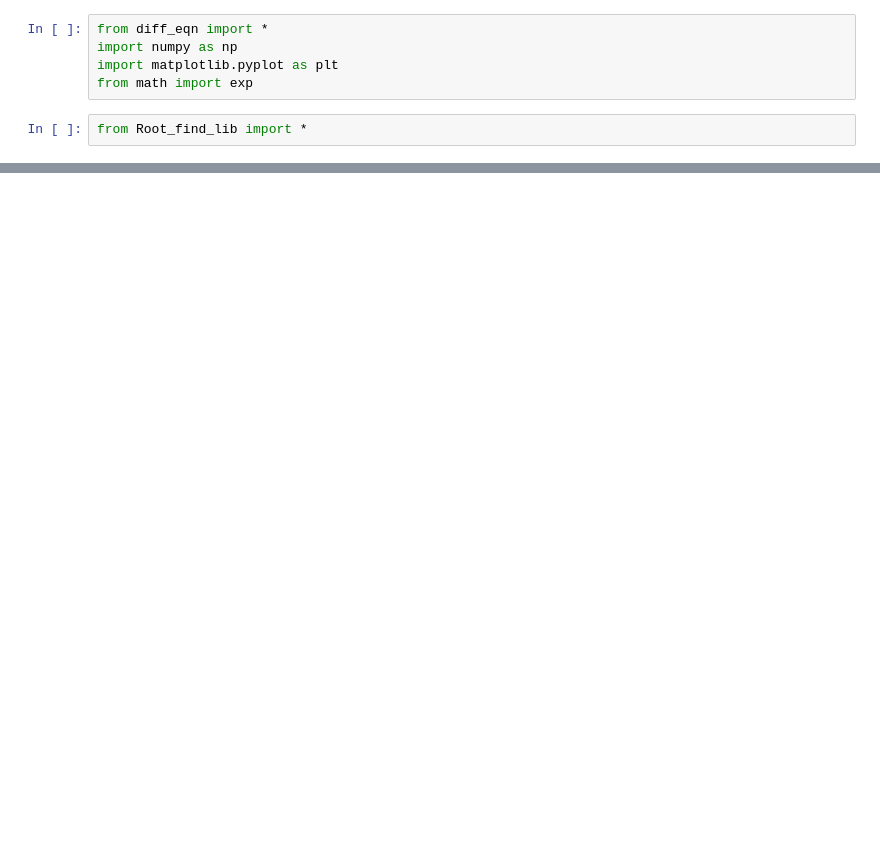
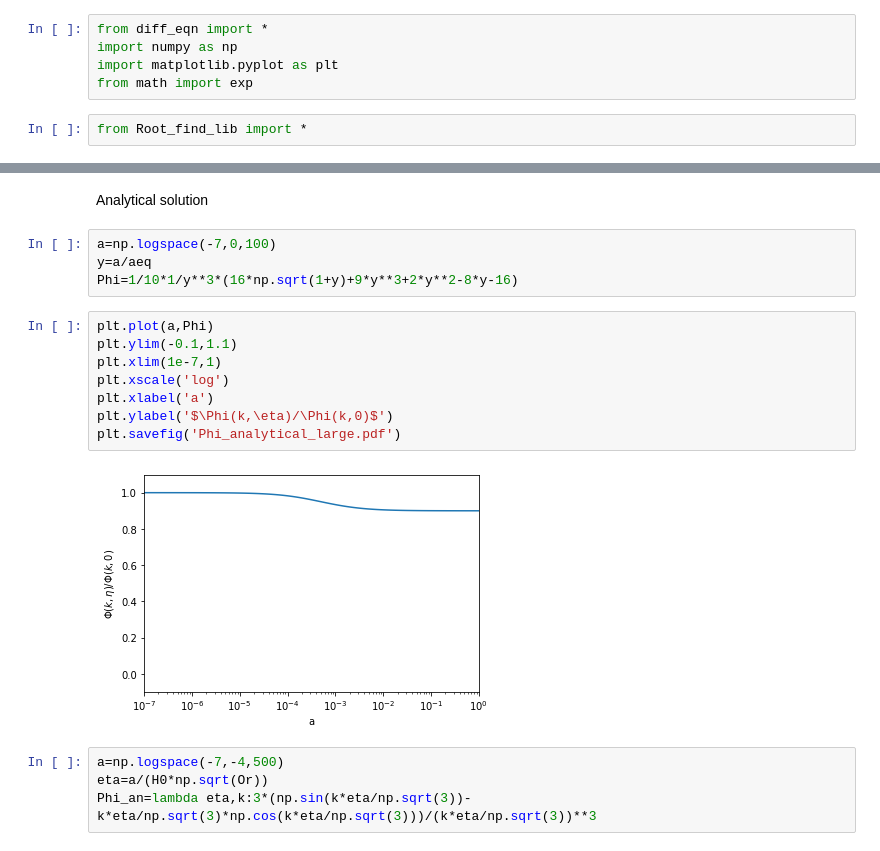
Before and after one commit to sudipniser/CompPhy-Project, a Jupyter notebook: CosmoProject.ipynb, the cells around one changed output, grey strips where cells are left out. Cells and saved outputs as stored; diff of their text form; blank space fills up the shorter version.

```diff
--- a/CosmoProject.ipynb
+++ b/CosmoProject.ipynb
@@ -53,0 +62,20 @@ plt.legend()
+# %% [markdown]
+Analytical solution
+# %%
+a=np.logspace(-7,0,100)
+y=a/aeq
+Phi=1/10*1/y**3*(16*np.sqrt(1+y)+9*y**3+2*y**2-8*y-16)
+# %%
+plt.plot(a,Phi)
+plt.ylim(-0.1,1.1)
+plt.xlim(1e-7,1)
+plt.xscale('log')
+plt.xlabel('a')
+plt.ylabel('$\Phi(k,\eta)/\Phi(k,0)$')
+plt.savefig('Phi_analytical_large.pdf')
+# %% [output]
+[figure, added]
+# %%
+a=np.logspace(-7,-4,500)
+eta=a/(H0*np.sqrt(Or))
+Phi_an=lambda eta,k:3*(np.sin(k*eta/np.sqrt(3))-k*eta/np.sqrt(3)*np.cos(k*eta/np.sqrt(3)))/(k*eta/np.sqrt(3))**3
```
Also changed, not shown: parts of 10 cells of this notebook, 9 other files.
